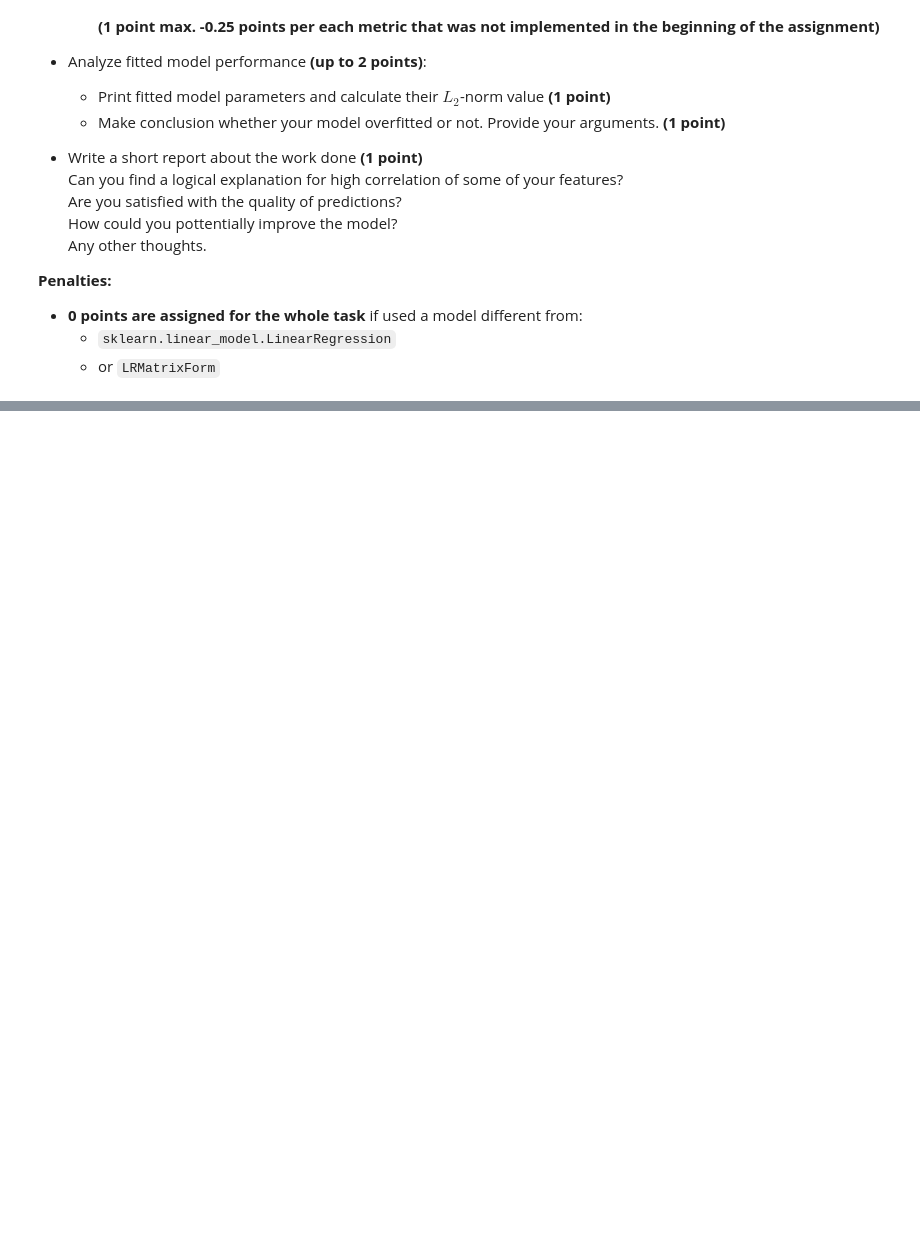
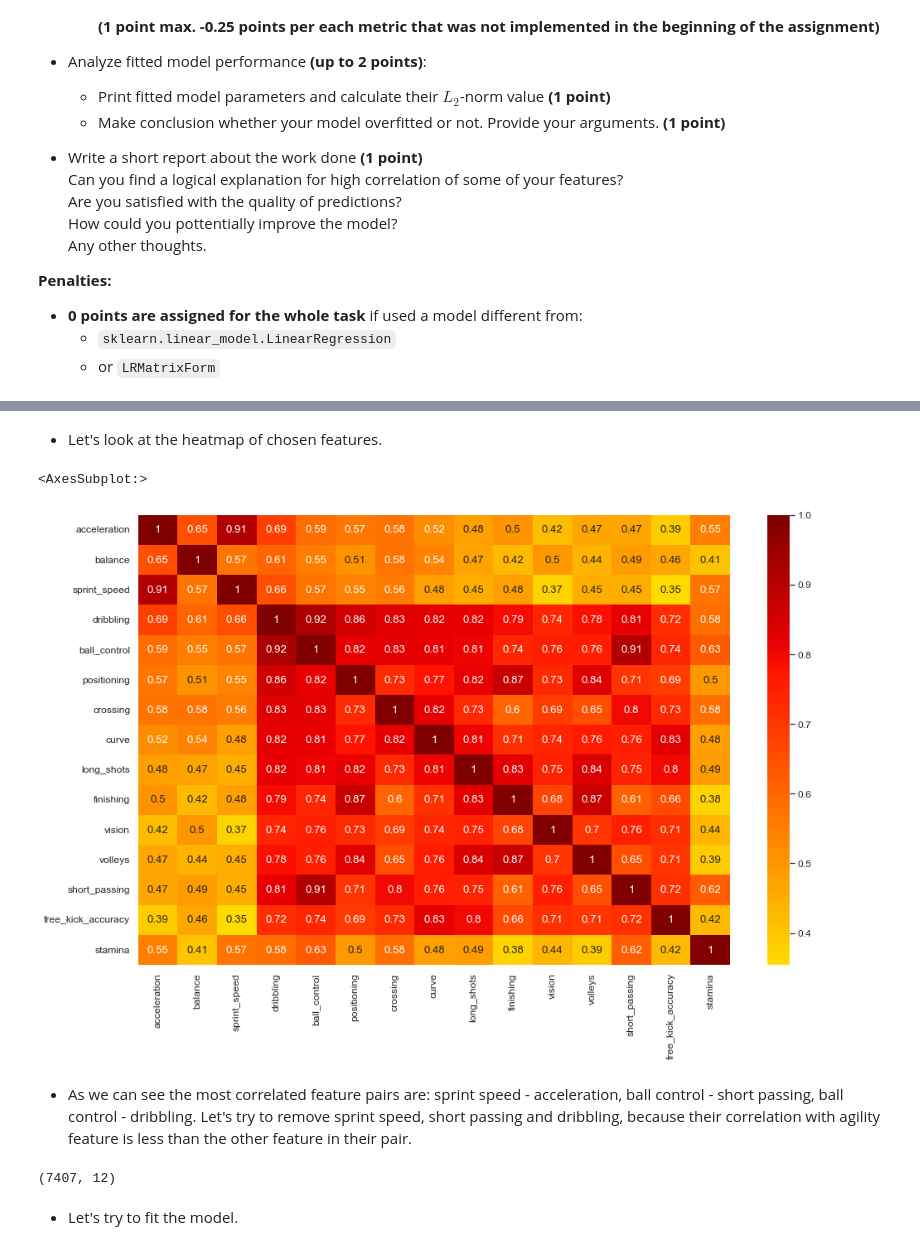
Before and after one commit to alsing/ml-intro-rs-school, a Jupyter notebook: 3 - Linear Regression/linear_regression.ipynb, the cells around one changed output, grey strips where cells are left out. Saved outputs shown, nothing was run; the diff lists cells and outputs as text; code cells hidden in the pictures; blank space fills up the shorter version.

```diff
--- a/3 - Linear Regression/linear_regression.ipynb
+++ b/3 - Linear Regression/linear_regression.ipynb
@@ -1623,0 +1633,4 @@ Steps you need to follow:
+# %%
+target = 'agility'
+agility_corr = df.corr()[target].abs().sort_values(ascending=False).reset_index()
+agility_corr
@@ -1623,0 +1657,3 @@ Steps you need to follow:
+# %%
+features = agility_corr['index'][1:16].tolist()
+features
@@ -1623,0 +1696,10 @@ Steps you need to follow:
+# %% [markdown]
+* Let's look at the heatmap of chosen features.
+# %%
+plt.figure(figsize = (16,10))
+sns.heatmap(df[features].corr(), cmap='jet', annot=True, center=0)
+# %% [output]
+<AxesSubplot:>
+[figure, added]
+# %% [markdown]
+* As we can see the most correlated feature pairs are: sprint speed - acceleration, ball control - short passing, ball control - dribbling. Let's try to remove sprint speed, short passing and dribbling, because their correlation with agility feature is less than the other feature in their pair.
@@ -1623,0 +1711,6 @@ Steps you need to follow:
+# %%
+x_train.shape
+# %% [output]
+(7407, 12)
+# %% [markdown]
+* Let's try to fit the model.
```
Also changed, not shown: parts of 45 cells of this notebook.
